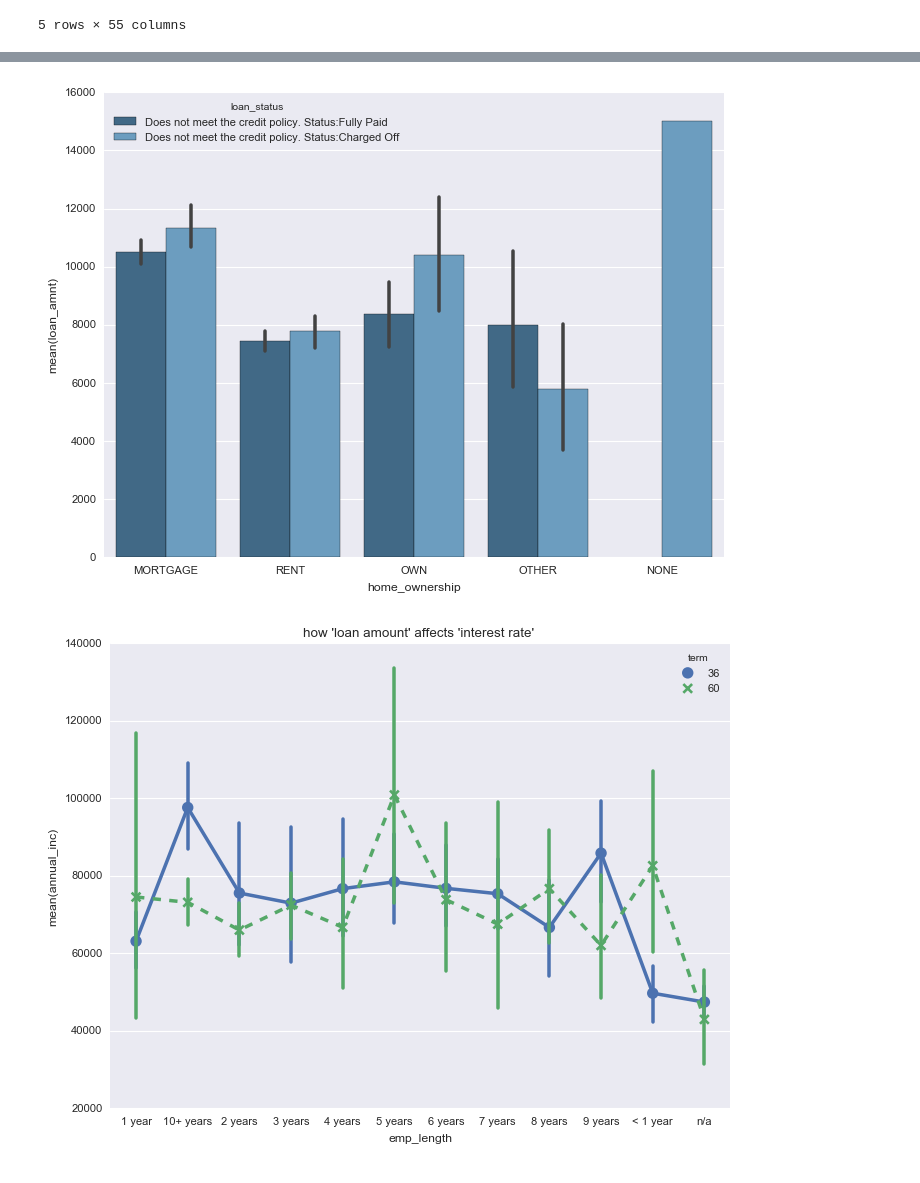
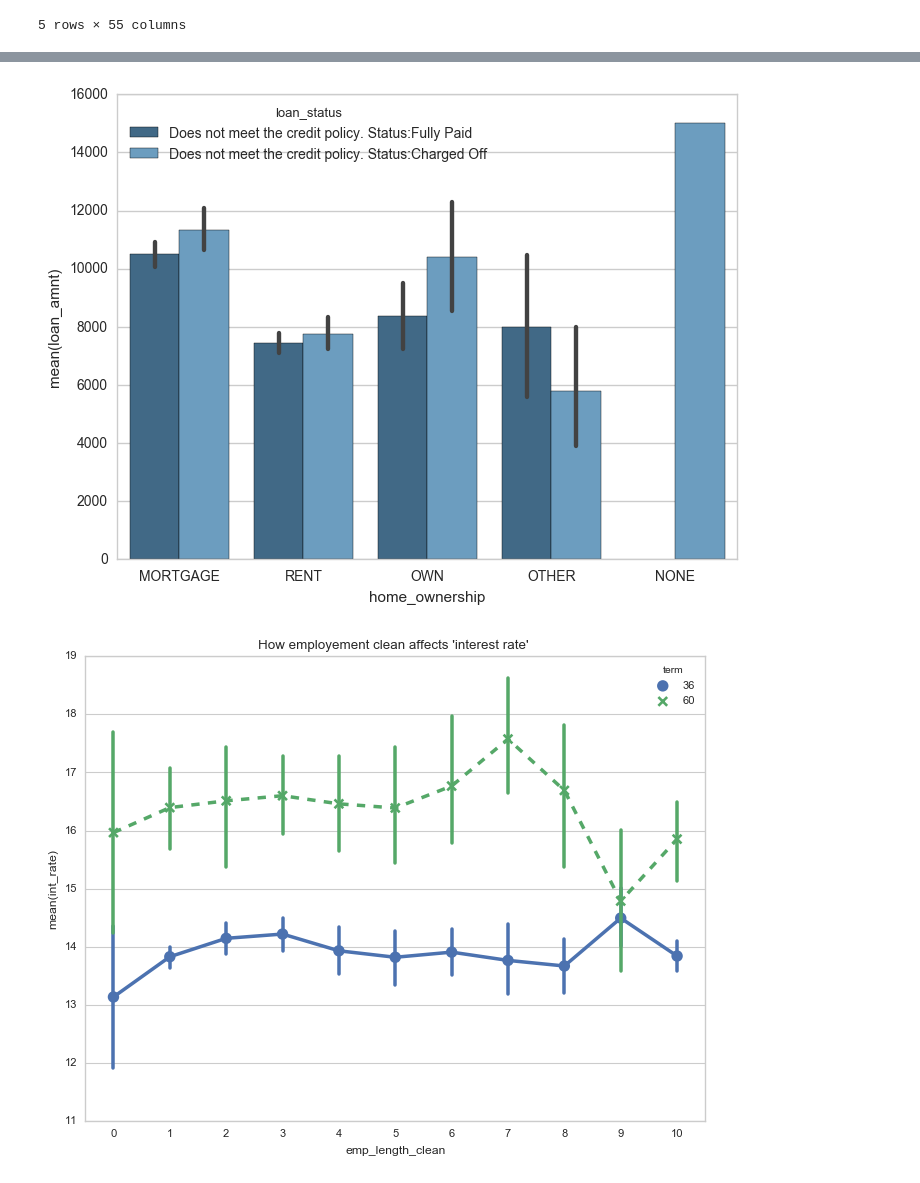
Before and after one commit to bajajsweta/Lending-Club-Analysis, a Jupyter notebook: Loan_Data/Declined Loans in Loan Files IPython Notebooks/Loan3aDf_not_meet_loan_status.ipynb, the cells around one changed output, grey strips where cells are left out. Cells and saved outputs as stored; diff of their text form; code cells hidden in the pictures.

```diff
--- a/Loan_Data/Declined Loans in Loan Files IPython Notebooks/Loan3aDf_not_meet_loan_status.ipynb
+++ b/Loan_Data/Declined Loans in Loan Files IPython Notebooks/Loan3aDf_not_meet_loan_status.ipynb
@@ -117,6 +116,15 @@ df['tax_liens'].fillna(0,inplace=True)
 df['last_credit_pull_d'].fillna(0,inplace=True) # one missing value
 df['title'].fillna('unknown',inplace=True)
 df['revol_util'].fillna(0,inplace=True)
+
+df['emp_length_clean'] = df.emp_length.str.replace('+','')
+df['emp_length_clean'] = df.emp_length_clean.str.replace('<','')
+df['emp_length_clean'] = df.emp_length_clean.str.replace('years','')
+df['emp_length_clean'] = df.emp_length_clean.str.replace('year','')
+df['emp_length_clean'] = df.emp_length_clean.str.replace('n/a','0')
+df['emp_length_clean'].fillna(0,inplace=True)
+df['emp_length_clean']=pd.to_numeric(df['emp_length_clean'], errors='ignore')
+del df['emp_length']
 # %%
 df['term']=df['term'].str.split(' ',2).str[1]
 df['revol_util'] = df['revol_util'].str.split('%',1).str[0]
@@ -155,2 +165,4 @@ avg_interest_rate             float64
 dtype: object
+# %%
+df['int_rate'] = df['int_rate'].astype(float)
 # %%
@@ -200,14 +208,14 @@ ax = sns.boxplot(x="term", y="int_rate",hue='grade',data=avg_rate, palette="Set3
 plt.figure(figsize=(8, 6))
 ax = sns.barplot(x="home_ownership", y="loan_amnt", hue="loan_status",data=df, palette="Blues_d")
 # %% [output]
-[figure, old version]
+[figure, new version]
 # %%
 sns.set_context("paper")
 plt.figure(figsize=(8, 6))
-plt.title("how 'loan amount' affects 'interest rate' ")
-ax = sns.pointplot(x="emp_length", y="annual_inc", hue="term",
-                    data=avg_rate,
+plt.title("Employement clean affects 'interest rate' ")
+ax = sns.pointplot(x="emp_length_clean", y="int_rate", hue="term",
+                    data=df,
                     markers=["o", "x"],
                     linestyles=["-", "--"])
 # %% [output]
-[figure, old version]
+[figure, new version]
```
Also changed, not shown: parts of 12 cells of this notebook, 4 other files.
